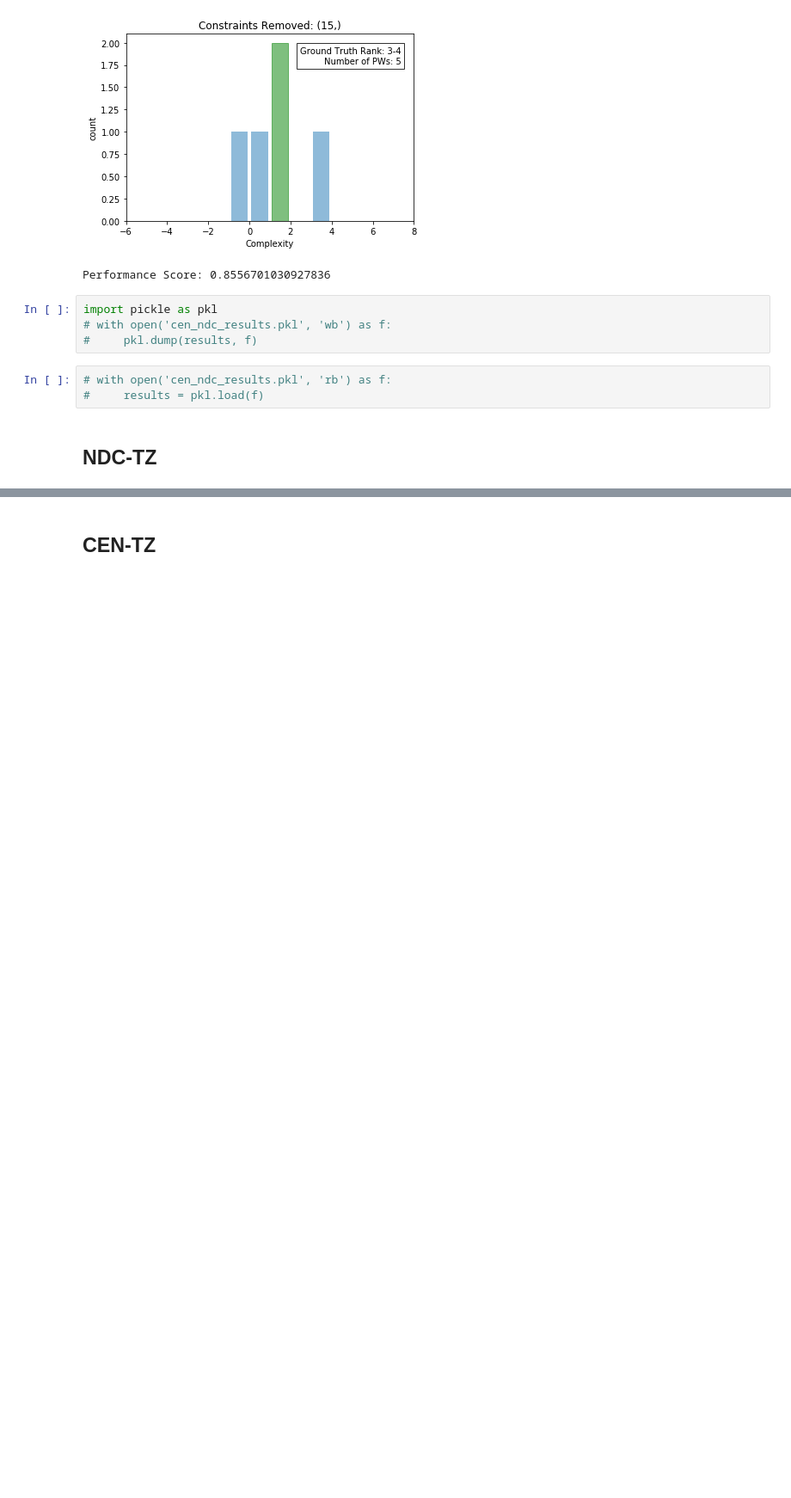
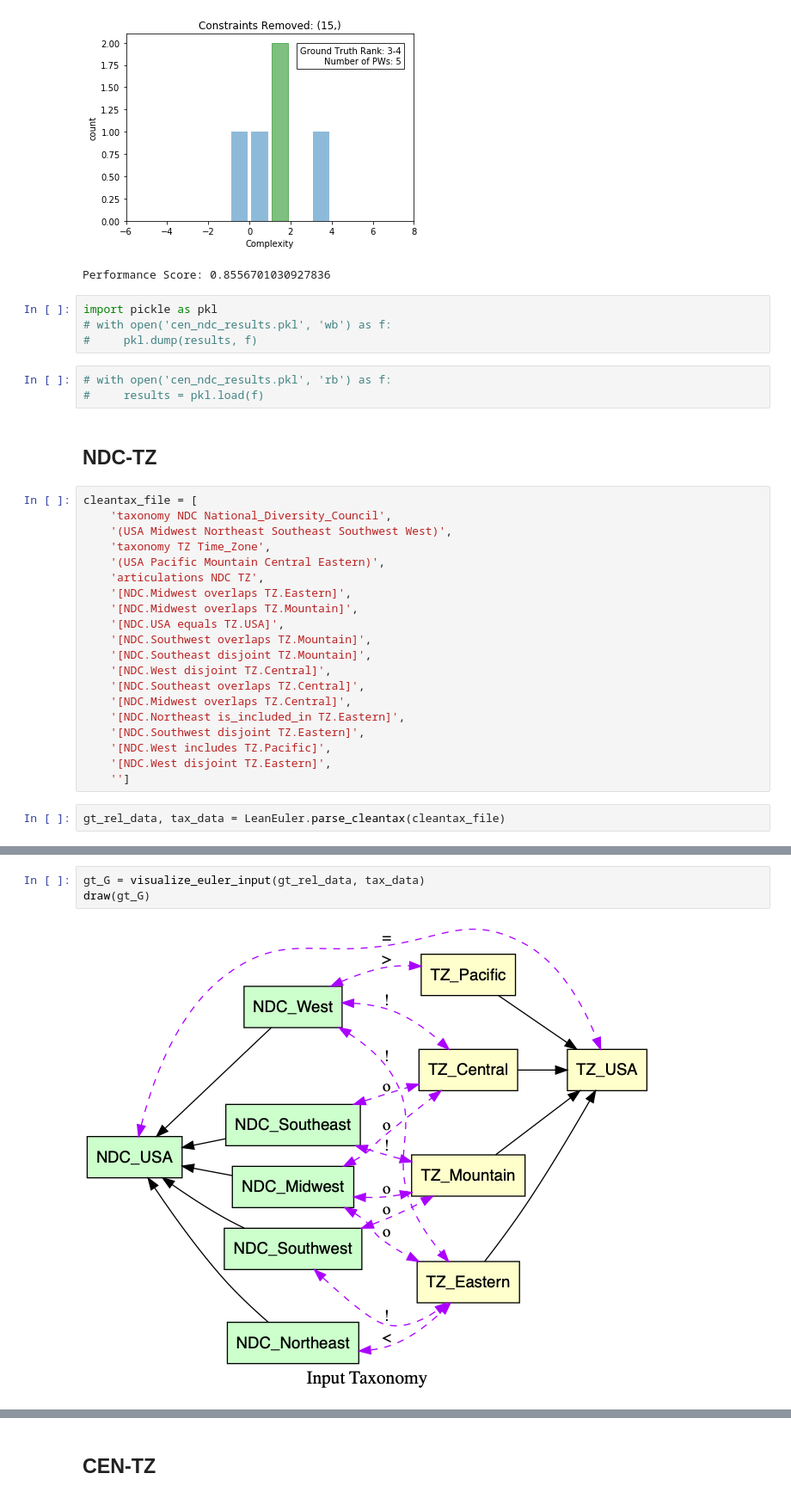
Before and after one commit to idaks/LeanEuler, a Jupyter notebook: PWE-Euler Examples for Paper.ipynb, the cells around one changed output, grey strips where cells are left out. Shown at 86% size. Drawn from its saved outputs; the diff is of its cells as text; blank space fills up the shorter version.

```diff
--- a/PWE-Euler Examples for Paper.ipynb
+++ b/PWE-Euler Examples for Paper.ipynb
@@ -380,3 +380,25 @@ import pickle as pkl
 #     results = pkl.load(f)
 # %% [markdown]
 ## NDC-TZ
+# %%
+cleantax_file = [
+    'taxonomy NDC National_Diversity_Council',
+    '(USA Midwest Northeast Southeast Southwest West)',
+    'taxonomy TZ Time_Zone',
+    '(USA Pacific Mountain Central Eastern)',
+    'articulations NDC TZ',
+    '[NDC.Midwest overlaps TZ.Eastern]',
+    '[NDC.Midwest overlaps TZ.Mountain]',
+    '[NDC.USA equals TZ.USA]',
+    '[NDC.Southwest overlaps TZ.Mountain]',
+    '[NDC.Southeast disjoint TZ.Mountain]',
+    '[NDC.West disjoint TZ.Central]',
+    '[NDC.Southeast overlaps TZ.Central]',
+    '[NDC.Midwest overlaps TZ.Central]',
+    '[NDC.Northeast is_included_in TZ.Eastern]',
+    '[NDC.Southwest disjoint TZ.Eastern]',
+    '[NDC.West includes TZ.Pacific]',
+    '[NDC.West disjoint TZ.Eastern]',
+    '']
+# %%
+gt_rel_data, tax_data = LeanEuler.parse_cleantax(cleantax_file)
@@ -382,0 +441,5 @@ import pickle as pkl
+# %%
+gt_G = visualize_euler_input(gt_rel_data, tax_data)
+draw(gt_G)
+# %% [output]
+[figure, added]
```
Also changed, not shown: parts of 29 cells of this notebook.
